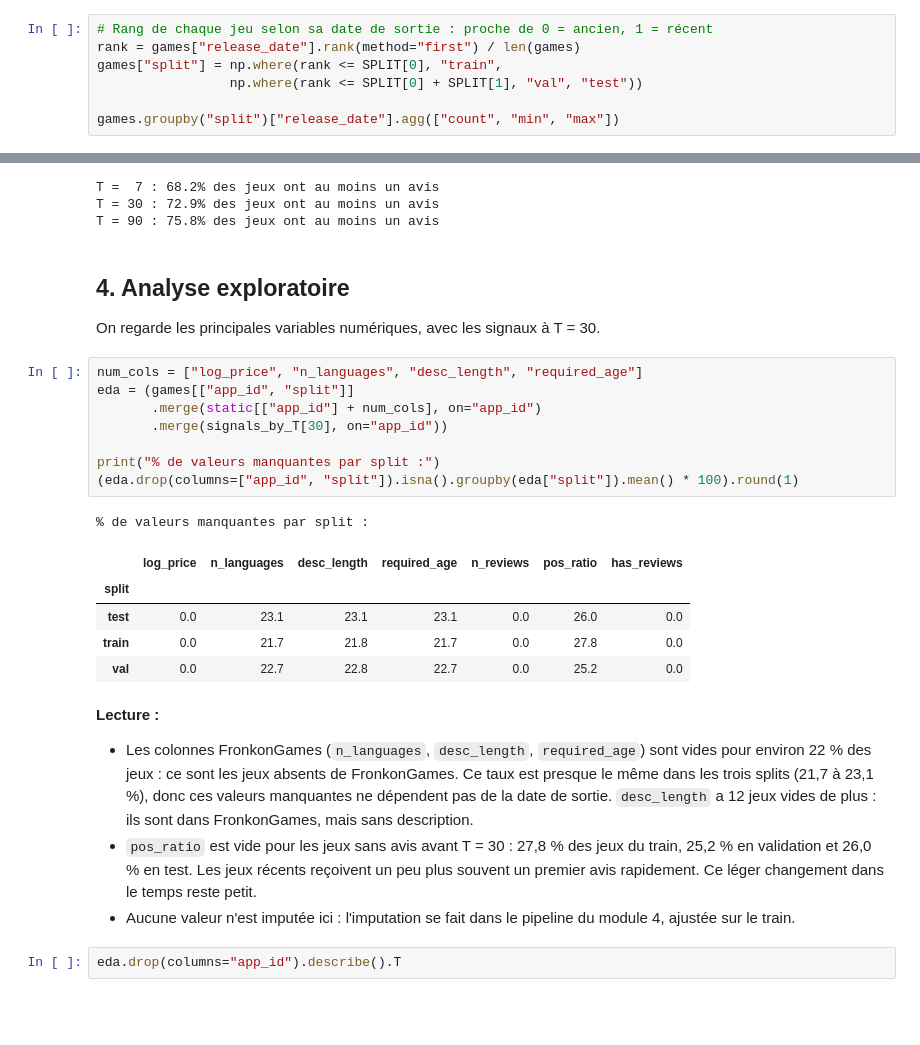
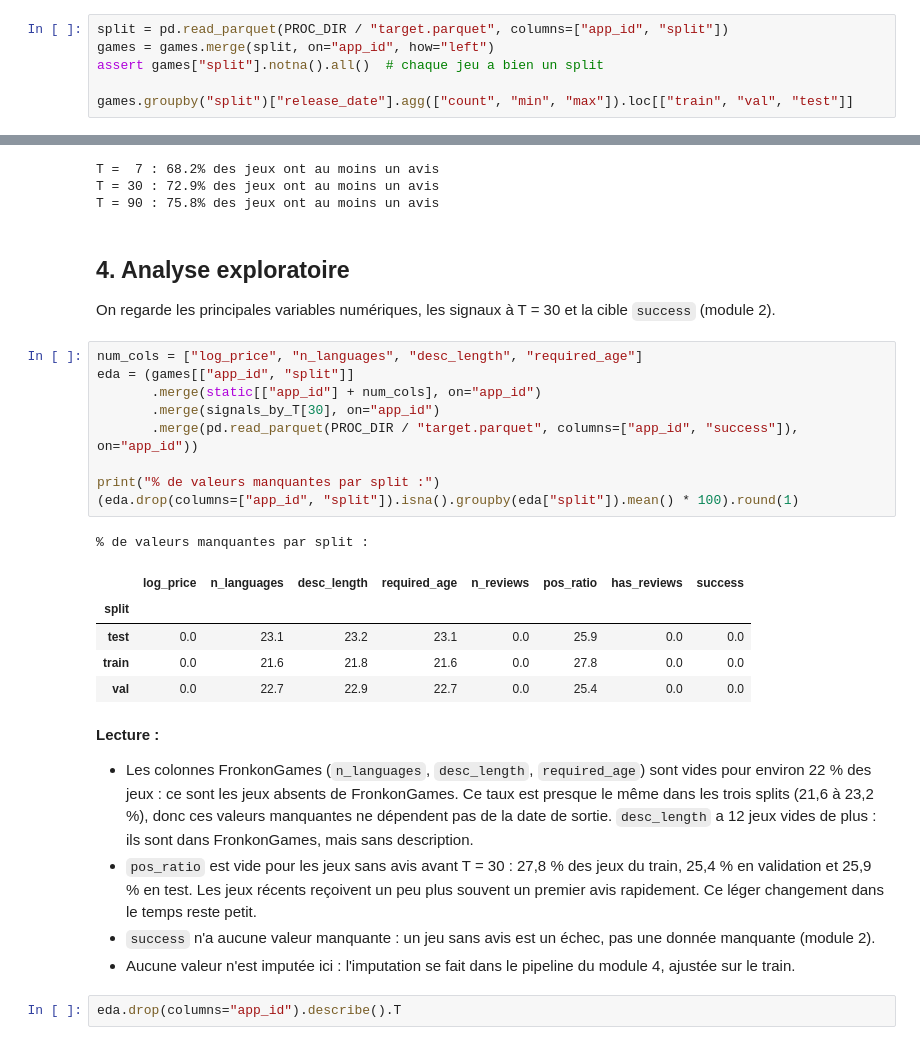
Before and after one commit to KZH-etu/SteamGameIA, a Jupyter notebook: notebooks/03_features_eda.ipynb, the cells around one changed output, grey strips where cells are left out. Drawn from its saved outputs; the diff is of its cells as text; blank space fills up the shorter version.

```diff
--- a/notebooks/03_features_eda.ipynb
+++ b/notebooks/03_features_eda.ipynb
@@ -35,10 +33,9 @@ Pour garder les tags fréquents, il faut savoir quels jeux sont dans le **train*
 # %%
-# Rang de chaque jeu selon sa date de sortie : proche de 0 = ancien, 1 = récent
-rank = games["release_date"].rank(method="first") / len(games)
-games["split"] = np.where(rank <= SPLIT[0], "train",
-                 np.where(rank <= SPLIT[0] + SPLIT[1], "val", "test"))
+split = pd.read_parquet(PROC_DIR / "target.parquet", columns=["app_id", "split"])
+games = games.merge(split, on="app_id", how="left")
+assert games["split"].notna().all()  # chaque jeu a bien un split
 
-games.groupby("split")["release_date"].agg(["count", "min", "max"])
+games.groupby("split")["release_date"].agg(["count", "min", "max"]).loc[["train", "val", "test"]]
 # %% [output]
 |  | count | min | max |
 | split |  |  |  |
@@ -232,26 +229,28 @@ T = 90 : 75.8% des jeux ont au moins un avis
 # %% [markdown]
 ## 4. Analyse exploratoire
 
-On regarde les principales variables numériques, avec les signaux à T = 30.
+On regarde les principales variables numériques, les signaux à T = 30 et la cible `success` (module 2).
 # %%
 num_cols = ["log_price", "n_languages", "desc_length", "required_age"]
 eda = (games[["app_id", "split"]]
        .merge(static[["app_id"] + num_cols], on="app_id")
-       .merge(signals_by_T[30], on="app_id"))
+       .merge(signals_by_T[30], on="app_id")
+       .merge(pd.read_parquet(PROC_DIR / "target.parquet", columns=["app_id", "success"]), on="app_id"))
 
 print("% de valeurs manquantes par split :")
 (eda.drop(columns=["app_id", "split"]).isna().groupby(eda["split"]).mean() * 100).round(1)
 # %% [output]
 % de valeurs manquantes par split :
-|  | log_price | n_languages | desc_length | required_age | n_reviews | pos_ratio | has_reviews |
-| split |  |  |  |  |  |  |  |
-| test | 0.0 | 23.1 | 23.1 | 23.1 | 0.0 | 26.0 | 0.0 |
-| train | 0.0 | 21.7 | 21.8 | 21.7 | 0.0 | 27.8 | 0.0 |
-| val | 0.0 | 22.7 | 22.8 | 22.7 | 0.0 | 25.2 | 0.0 |
+|  | log_price | n_languages | desc_length | required_age | n_reviews | pos_ratio | has_reviews | success |
+| split |  |  |  |  |  |  |  |  |
+| test | 0.0 | 23.1 | 23.2 | 23.1 | 0.0 | 25.9 | 0.0 | 0.0 |
+| train | 0.0 | 21.6 | 21.8 | 21.6 | 0.0 | 27.8 | 0.0 | 0.0 |
+| val | 0.0 | 22.7 | 22.9 | 22.7 | 0.0 | 25.4 | 0.0 | 0.0 |
 # %% [markdown]
 **Lecture :**
-- Les colonnes FronkonGames (`n_languages`, `desc_length`, `required_age`) sont vides pour environ 22 % des jeux : ce sont les jeux absents de FronkonGames. Ce taux est presque le même dans les trois splits (21,7 à 23,1 %), donc ces valeurs manquantes ne dépendent pas de la date de sortie. `desc_length` a 12 jeux vides de plus : ils sont dans FronkonGames, mais sans description.
-- `pos_ratio` est vide pour les jeux sans avis avant T = 30 : 27,8 % des jeux du train, 25,2 % en validation et 26,0 % en test. Les jeux récents reçoivent un peu plus souvent un premier avis rapidement. Ce léger changement dans le temps reste petit.
+- Les colonnes FronkonGames (`n_languages`, `desc_length`, `required_age`) sont vides pour environ 22 % des jeux : ce sont les jeux absents de FronkonGames. Ce taux est presque le même dans les trois splits (21,6 à 23,2 %), donc ces valeurs manquantes ne dépendent pas de la date de sortie. `desc_length` a 12 jeux vides de plus : ils sont dans FronkonGames, mais sans description.
+- `pos_ratio` est vide pour les jeux sans avis avant T = 30 : 27,8 % des jeux du train, 25,4 % en validation et 25,9 % en test. Les jeux récents reçoivent un peu plus souvent un premier avis rapidement. Ce léger changement dans le temps reste petit.
+- `success` n'a aucune valeur manquante : un jeu sans avis est un échec, pas une donnée manquante (module 2).
 - Aucune valeur n'est imputée ici : l'imputation se fait dans le pipeline du module 4, ajustée sur le train.
 # %%
 eda.drop(columns="app_id").describe().T
```
Also changed, not shown: parts of 9 cells of this notebook, 1 other file.
